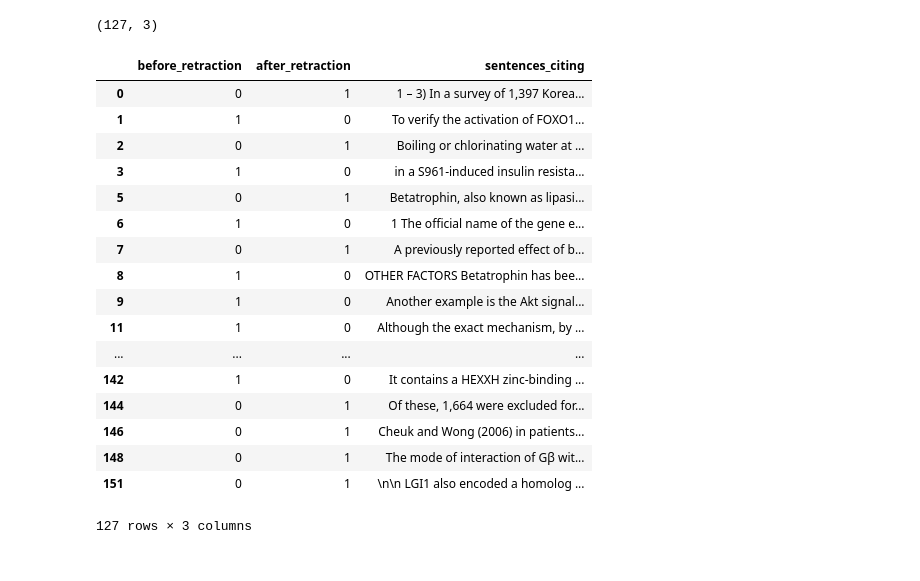
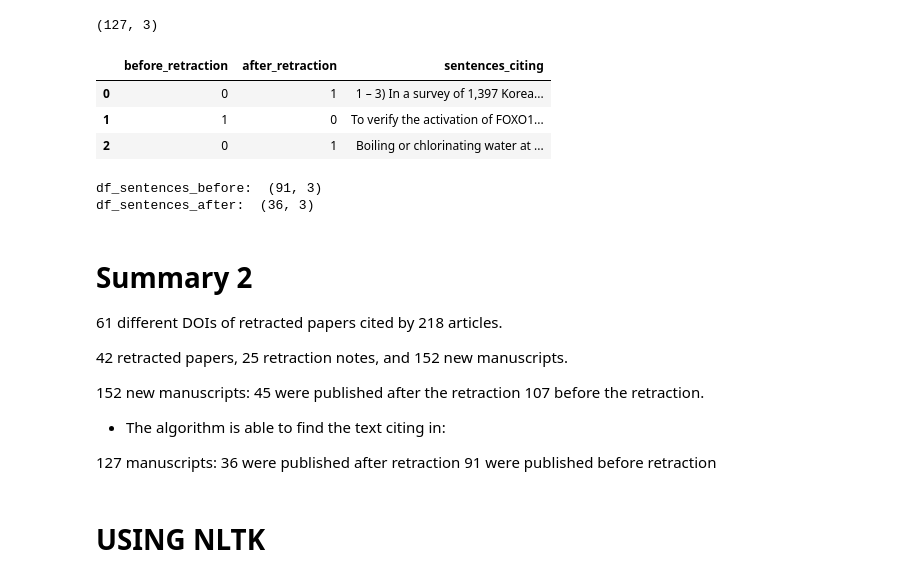
Before and after one commit to dciudadr/eLife_retractions, a Jupyter notebook: retractionwatc2h.ipynb, the cells around one changed output. Saved outputs shown, nothing was run; the diff lists cells and outputs as text; code cells hidden in the pictures.

```diff
--- a/retractionwatc2h.ipynb
+++ b/retractionwatc2h.ipynb
@@ -671,23 +670,36 @@ df_sentences_classification.shape
 # %% [output]
 (127, 3)
 # %%
-df_sentences_classification
+df_sentences_classification.head(3)
 # %% [output]
 |  | before_retraction | after_retraction | sentences_citing |
 | 0 | 0 | 1 | 1 – 3) In a survey of 1,397 Korea... |
 | 1 | 1 | 0 | To verify the activation of FOXO1... |
 | 2 | 0 | 1 | Boiling or chlorinating water at ... |
-| 3 | 1 | 0 | in a S961-induced insulin resista... |
-| 5 | 0 | 1 | Betatrophin, also known as lipasi... |
-| 6 | 1 | 0 | 1 The official name of the gene e... |
-| 7 | 0 | 1 | A previously reported effect of b... |
-| 8 | 1 | 0 | OTHER FACTORS Betatrophin has bee... |
-| 9 | 1 | 0 | Another example is the Akt signal... |
-| 11 | 1 | 0 | Although the exact mechanism, by ... |
-| ... | ... | ... | ... |
-| 142 | 1 | 0 | It contains a HEXXH zinc-binding ... |
-| 144 | 0 | 1 | Of these, 1,664 were excluded for... |
-| 146 | 0 | 1 | Cheuk and Wong (2006) in patients... |
-| 148 | 0 | 1 | The mode of interaction of Gβ wit... |
-| 151 | 0 | 1 | \n\n LGI1 also encoded a homolog ... |
-127 rows × 3 columns
+# %%
+df_sentences_before = df_sentences_classification[df_sentences_classification["before_retraction"] == 1]
+df_sentences_after = df_sentences_classification[df_sentences_classification["after_retraction"] == 1]
+print("df_sentences_before: ", df_sentences_before.shape)
+print("df_sentences_after: ", df_sentences_after.shape)
+# %% [output]
+df_sentences_before:  (91, 3)
+df_sentences_after:  (36, 3)
+# %% [markdown]
+# Summary 2
+
+61 different DOIs of retracted papers cited by
+218 articles.
+
+42 retracted papers, 25 retraction notes, and 152 new manuscripts.
+
+152 new manuscripts:
+     45 were published after the retraction
+    107 before the retraction.
+
+* The algorithm is able to find the text citing in:
+
+127 manuscripts:
+    36 were published after retraction
+    91 were published before retraction
+# %% [markdown]
+# USING NLTK
```
Also changed, not shown: parts of 26 cells of this notebook.
